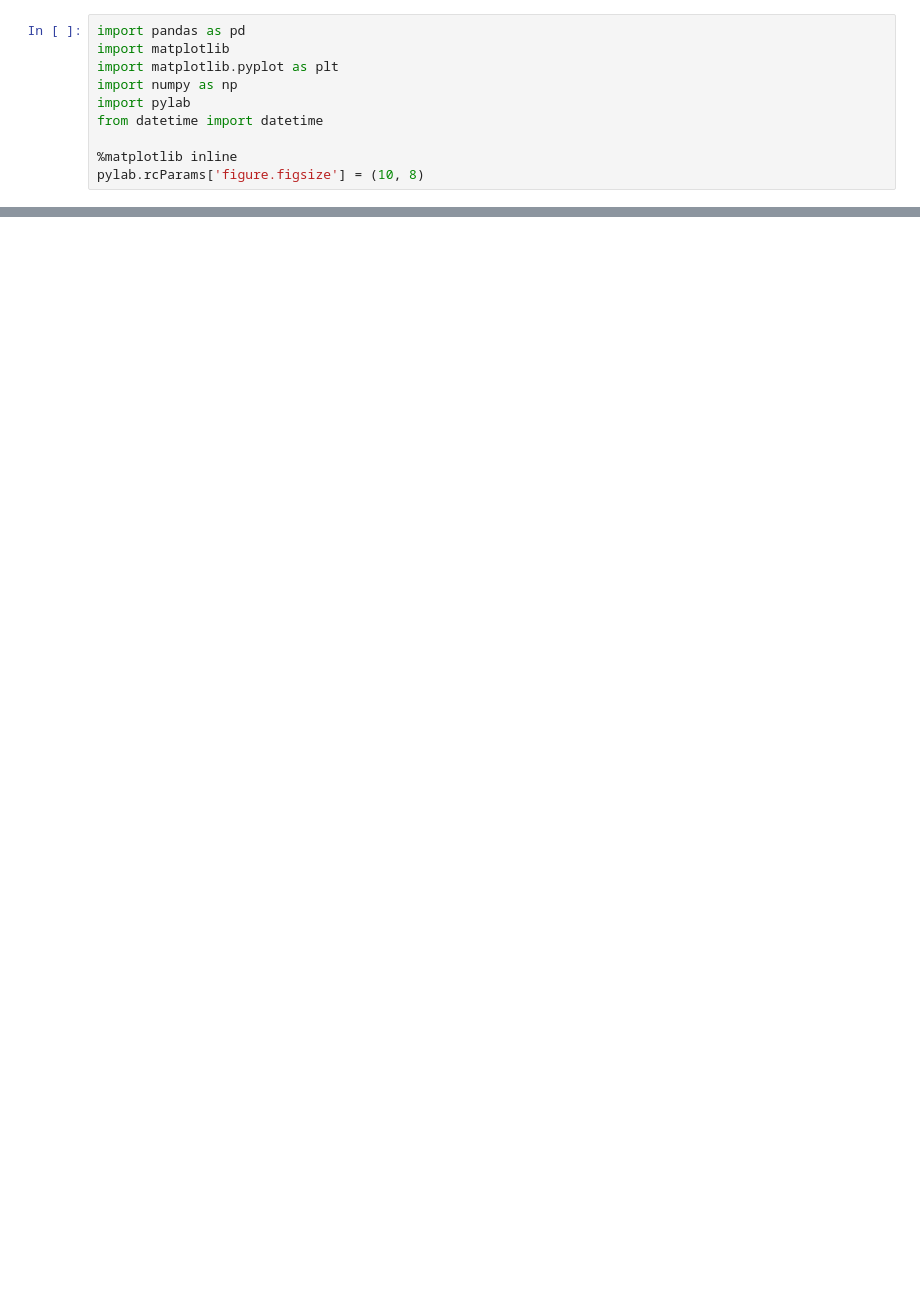
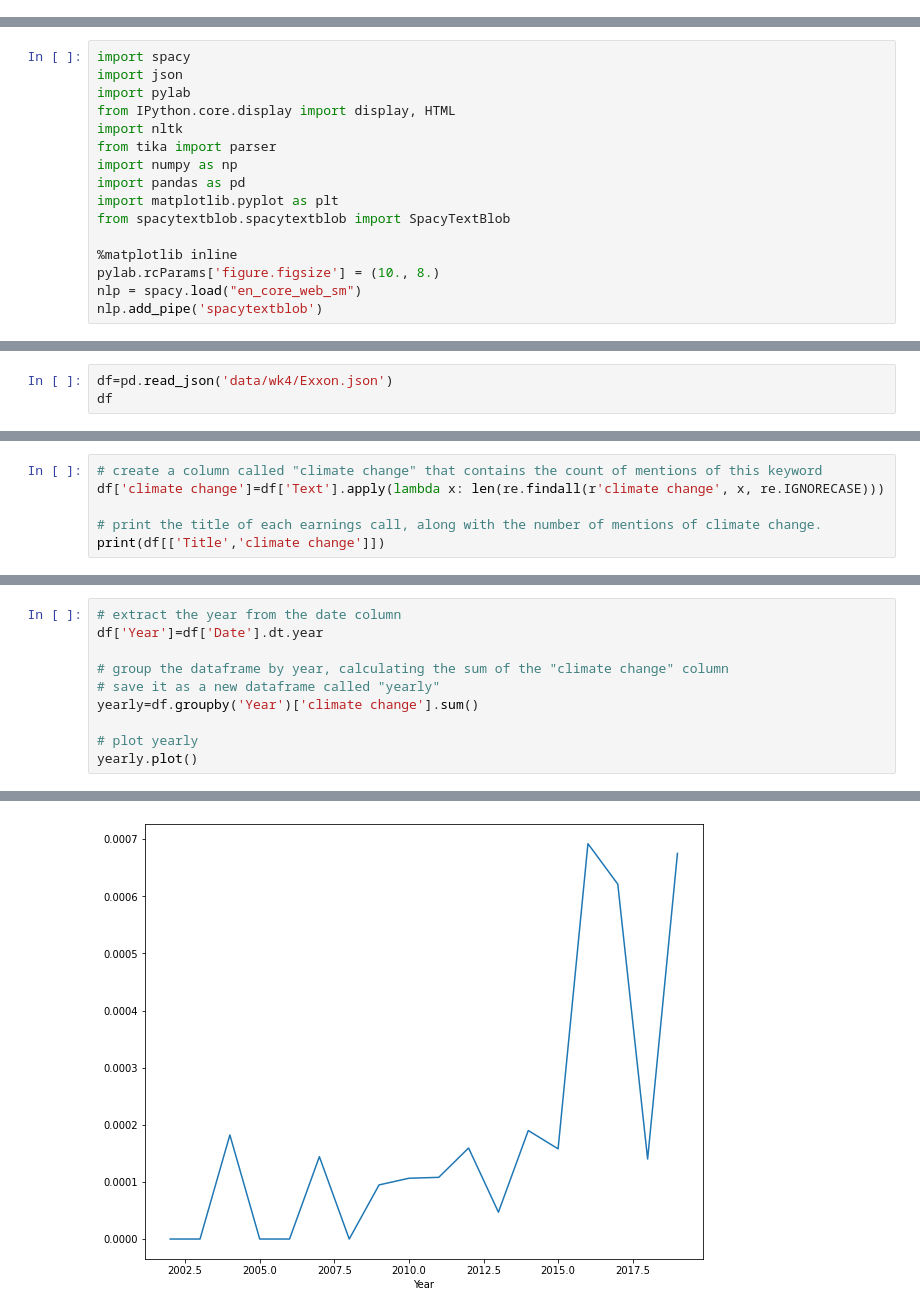
Before and after one commit to vicdelamaire/QM-2-, a Jupyter notebook: W3_lastversion.ipynb, the cells around one changed output, grey strips where cells are left out. Saved outputs shown, nothing was run; the diff lists cells and outputs as text; blank space fills up the shorter version.

```diff
--- a/W3_lastversion.ipynb
+++ b/W3_lastversion.ipynb
@@ -36,10 +2,0 @@ The first step in any python script is to import the necessary libraries:
-# %%
-import pandas as pd
-import matplotlib
-import matplotlib.pyplot as plt
-import numpy as np
-import pylab
-from datetime import datetime
-
-%matplotlib inline
-pylab.rcParams['figure.figsize'] = (10, 8)
@@ -694,0 +48,16 @@ print(percentage_diff)
+# %%
+import spacy
+import json
+import pylab
+from IPython.core.display import display, HTML
+import nltk
+from tika import parser
+import numpy as np
+import pandas as pd
+import matplotlib.pyplot as plt
+from spacytextblob.spacytextblob import SpacyTextBlob
+
+%matplotlib inline
+pylab.rcParams['figure.figsize'] = (10., 8.)
+nlp = spacy.load("en_core_web_sm")
+nlp.add_pipe('spacytextblob')
@@ -694,0 +119,3 @@ print(percentage_diff)
+# %%
+df=pd.read_json('data/wk4/Exxon.json')
+df
@@ -694,0 +246,6 @@ print(percentage_diff)
+# %%
+# create a column called "climate change" that contains the count of mentions of this keyword
+df['climate change']=df['Text'].apply(lambda x: len(re.findall(r'climate change', x, re.IGNORECASE)))
+
+# print the title of each earnings call, along with the number of mentions of climate change.
+print(df[['Title','climate change']])
@@ -694,0 +283,11 @@ print(percentage_diff)
+# %%
+# extract the year from the date column
+df['Year']=df['Date'].dt.year
+
+# group the dataframe by year, calculating the sum of the "climate change" column
+# save it as a new dataframe called "yearly"
+yearly=df.groupby('Year')['climate change'].sum()
+
+# plot yearly
+yearly.plot()
+# %% [output]
@@ -694,0 +295 @@ print(percentage_diff)
+[figure, added]
```
Also changed, not shown: parts of 114 cells of this notebook.
